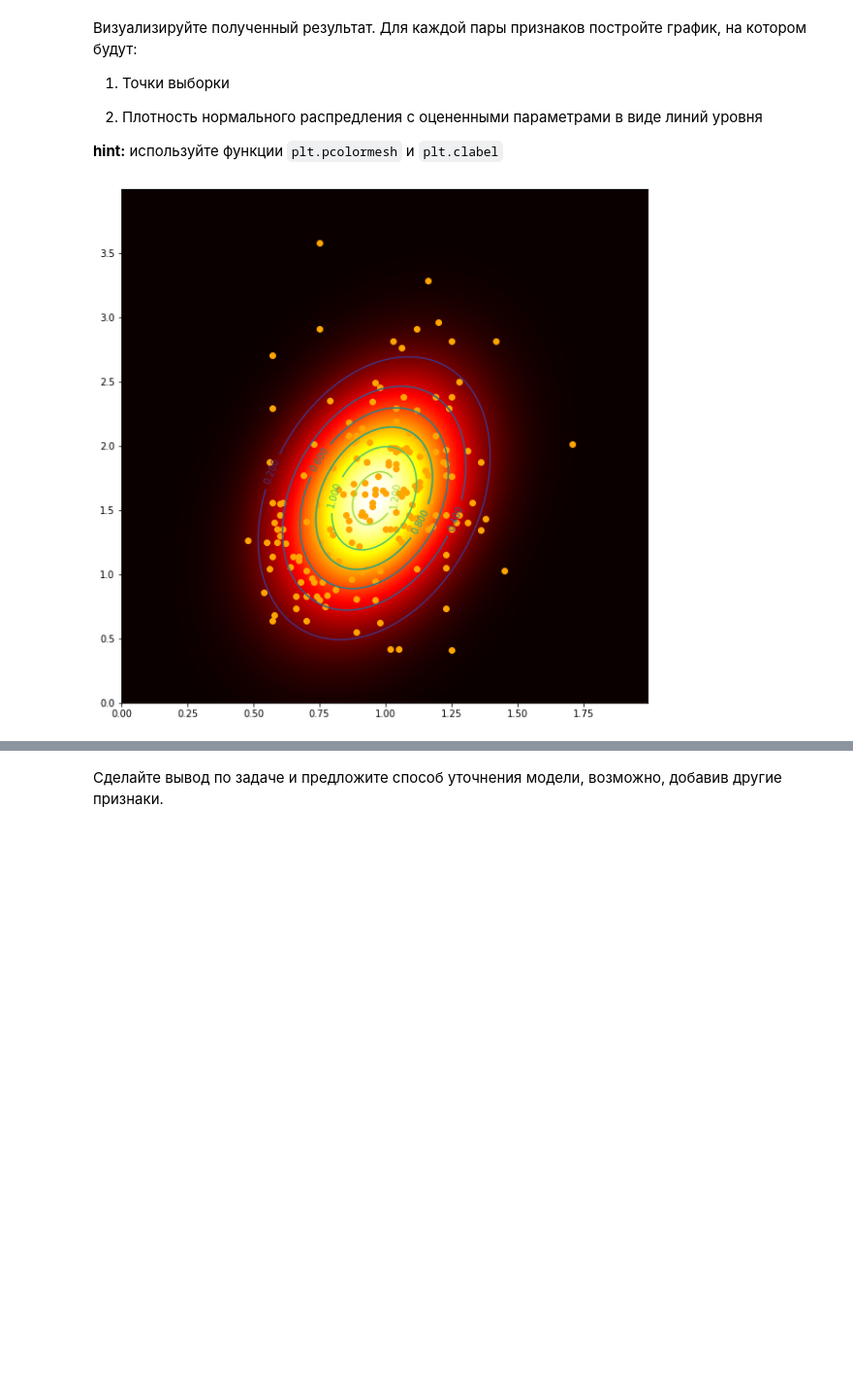
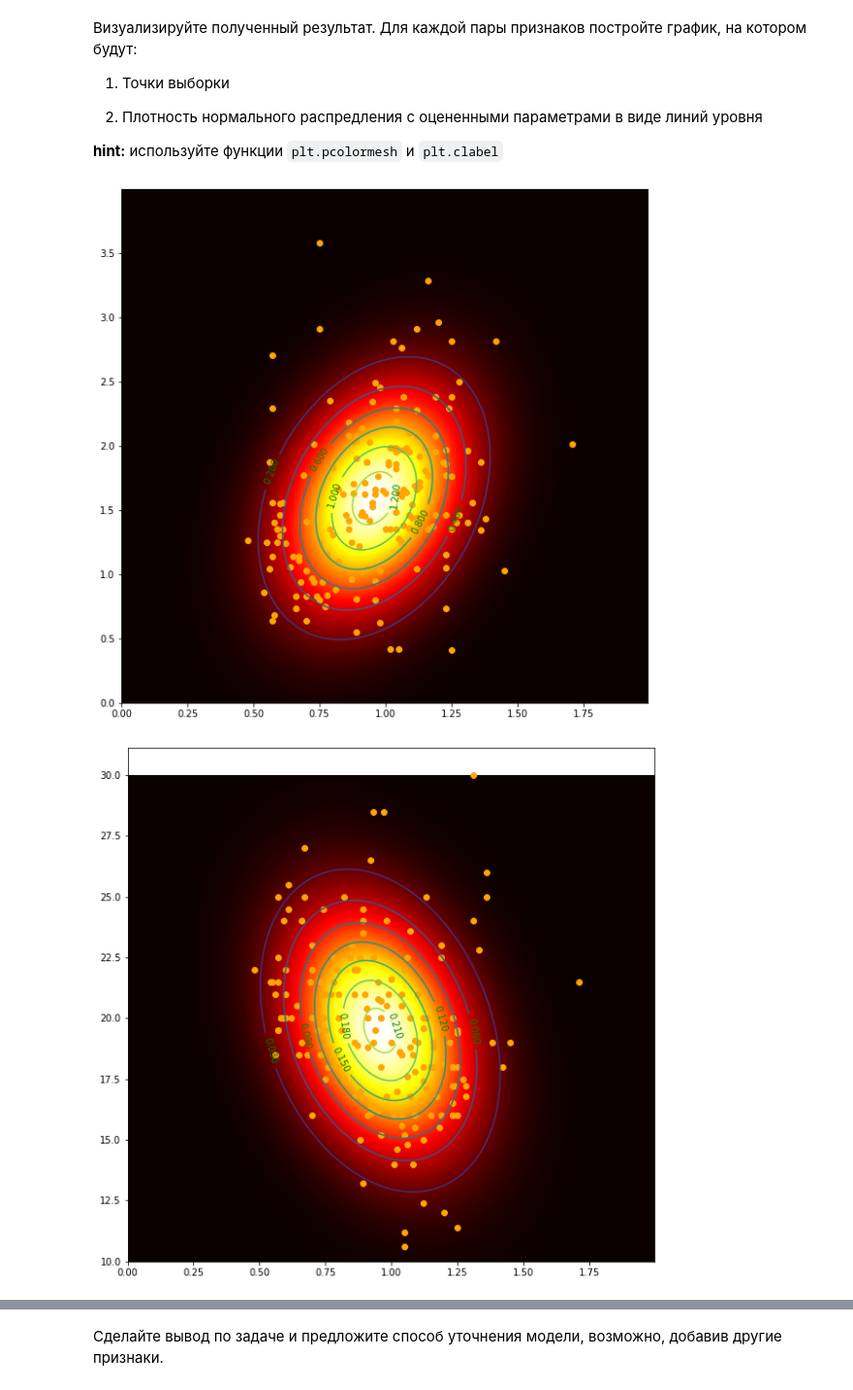
Before and after one commit to Falconwatch/MADE, a Jupyter notebook: StatPy/W1/HW1/task_1.ipynb, the cells around one changed output, grey strips where cells are left out. Shown: that part at 97% size. Cells and saved outputs as stored; diff of their text form; code cells hidden in the pictures; blank space fills up the shorter version.

```diff
--- a/StatPy/W1/HW1/task_1.ipynb
+++ b/StatPy/W1/HW1/task_1.ipynb
@@ -185,32 +184,35 @@ def plot_result(sample, target_columns, fig_size=[15,15]):
     x_max = int(np.ceil(np.max(sample[target_columns[0]])))
 
     y_min = int(np.floor(np.min(sample[target_columns[1]])))
     y_max = int(np.ceil(np.max(sample[target_columns[1]])))
 
     x, y = np.mgrid[x_min:x_max:.005, y_min:y_max:.005]
 
     pos = np.empty(x.shape + (2,))
     pos[:, :, 0] = x; pos[:, :, 1] = y
 
     x_mean = mle_for_mean(sample[target_columns[0]])
     y_mean = mle_for_mean(sample[target_columns[1]])
 
     cov_matrix = mle_for_covariance_matrix(sample[target_columns])
 
     rv = sps.multivariate_normal([x_mean, y_mean], cov_matrix)
     #plt.contourf(x, y, rv.pdf(pos))
 
 
     plt.figure(figsize=fig_size)
     plt.pcolormesh(x, y, rv.pdf(pos), cmap='hot')
 
     CS = plt.contour(x, y, rv.pdf(pos))
-    plt.clabel(CS)
+    plt.clabel(CS, colors='green')
 
     plt.scatter(sample[target_columns[0]], data[target_columns[1]], color='orange')
 
 
 
 plot_result(data, ['Hue', 'Proanthocyanins'], [10,10])
+plot_result(data, ['Hue', 'Alcalinity of ash'], [10,10])
+plot_result(data, ['Proanthocyanins', 'Alcalinity of ash'], [10,10])
 # %% [output]
-[figure, old version]
+[figure, new version]
+[figure, added]
```
Also changed, not shown: parts of 8 cells of this notebook.
